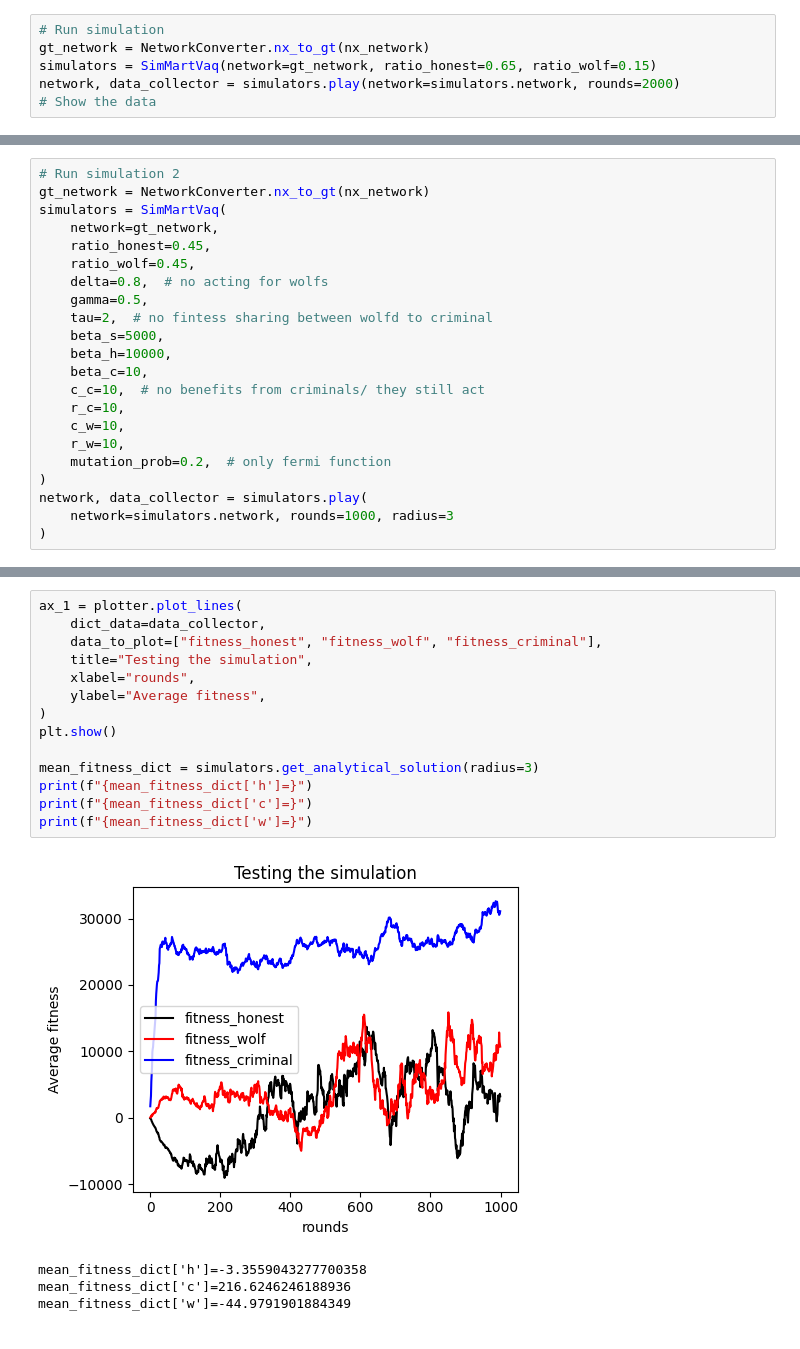
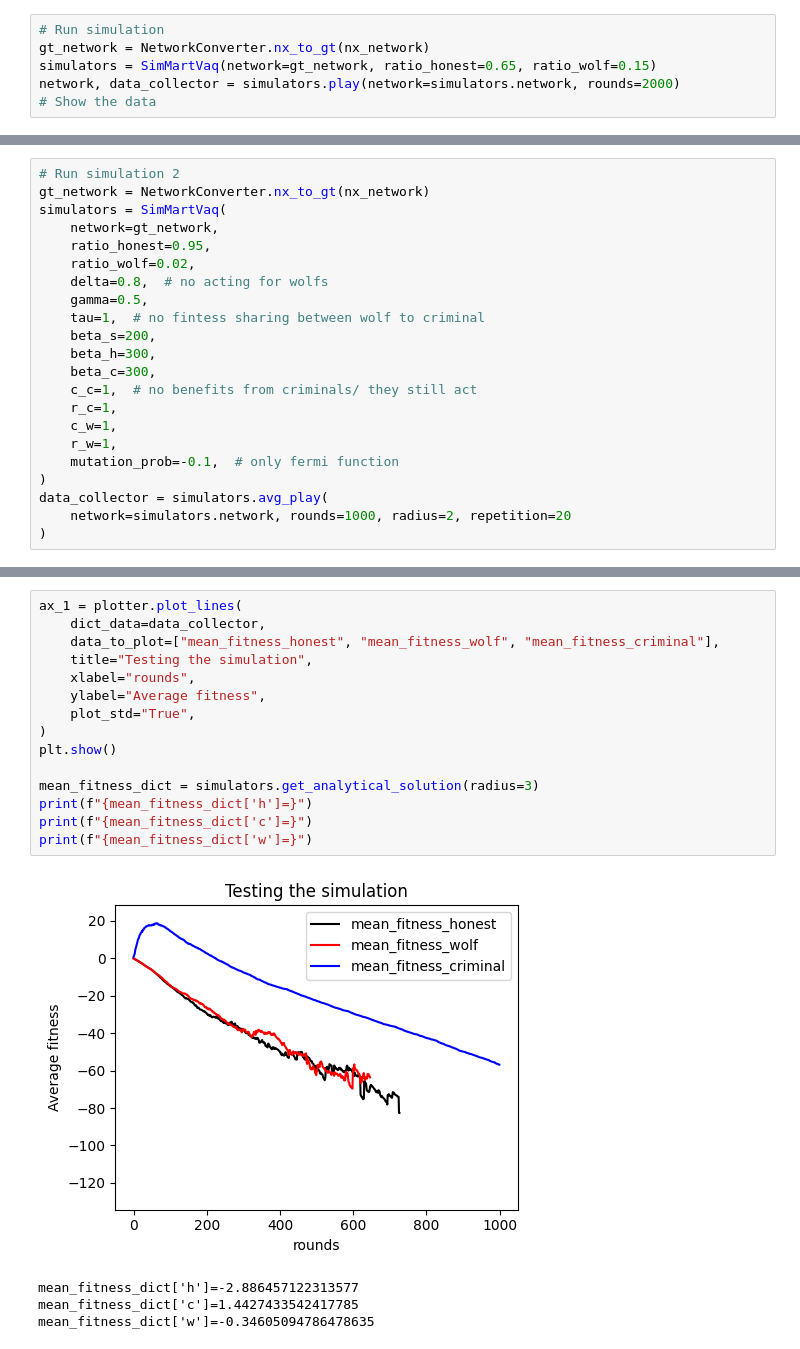
Before and after one commit to LouisWW/criminal_network_analysis, a Jupyter notebook: src/results/notebooks/Sim_mart_vaq_res.ipynb, the cells around one changed output, grey strips where cells are left out. Drawn from its saved outputs; the diff is of its cells as text.

```diff
--- a/src/results/notebooks/Sim_mart_vaq_res.ipynb
+++ b/src/results/notebooks/Sim_mart_vaq_res.ipynb
@@ -256,22 +256,22 @@ mean_fitness_dict['w']=0.5940526695131535
 gt_network = NetworkConverter.nx_to_gt(nx_network)
 simulators = SimMartVaq(
     network=gt_network,
-    ratio_honest=0.45,
-    ratio_wolf=0.45,
+    ratio_honest=0.95,
+    ratio_wolf=0.02,
     delta=0.8,  # no acting for wolfs
     gamma=0.5,
-    tau=2,  # no fintess sharing between wolfd to criminal
-    beta_s=5000,
-    beta_h=10000,
-    beta_c=10,
-    c_c=10,  # no benefits from criminals/ they still act
-    r_c=10,
-    c_w=10,
-    r_w=10,
-    mutation_prob=0.2,  # only fermi function
+    tau=1,  # no fintess sharing between wolf to criminal
+    beta_s=200,
+    beta_h=300,
+    beta_c=300,
+    c_c=1,  # no benefits from criminals/ they still act
+    r_c=1,
+    c_w=1,
+    r_w=1,
+    mutation_prob=-0.1,  # only fermi function
 )
-network, data_collector = simulators.play(
-    network=simulators.network, rounds=1000, radius=3
+data_collector = simulators.avg_play(
+    network=simulators.network, rounds=1000, radius=2, repetition=20
 )
 # %%
 # Show the data
@@ -287,19 +288,20 @@ ax_0 = plotter.plot_lines(
 # %%
 ax_1 = plotter.plot_lines(
     dict_data=data_collector,
-    data_to_plot=["fitness_honest", "fitness_wolf", "fitness_criminal"],
+    data_to_plot=["mean_fitness_honest", "mean_fitness_wolf", "mean_fitness_criminal"],
     title="Testing the simulation",
     xlabel="rounds",
     ylabel="Average fitness",
+    plot_std="True",
 )
 plt.show()
 
 mean_fitness_dict = simulators.get_analytical_solution(radius=3)
 print(f"{mean_fitness_dict['h']=}")
 print(f"{mean_fitness_dict['c']=}")
 print(f"{mean_fitness_dict['w']=}")
 # %% [output]
-[figure, old version]
+[figure, new version]
-mean_fitness_dict['h']=-3.3559043277700358
-mean_fitness_dict['c']=216.6246246188936
-mean_fitness_dict['w']=-44.9791901884349
+mean_fitness_dict['h']=-2.886457122313577
+mean_fitness_dict['c']=1.4427433542417785
+mean_fitness_dict['w']=-0.34605094786478635
```
Also changed, not shown: parts of 11 cells of this notebook.
